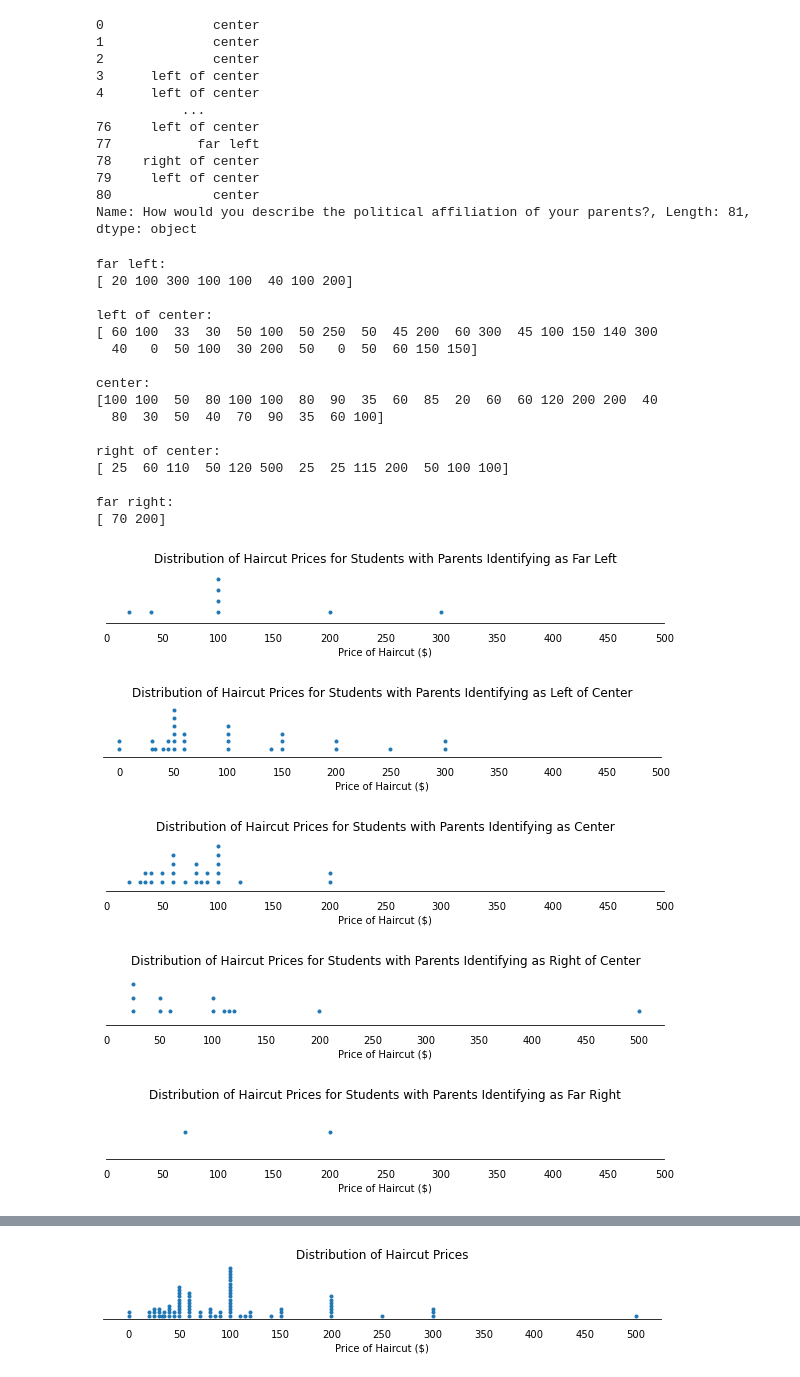
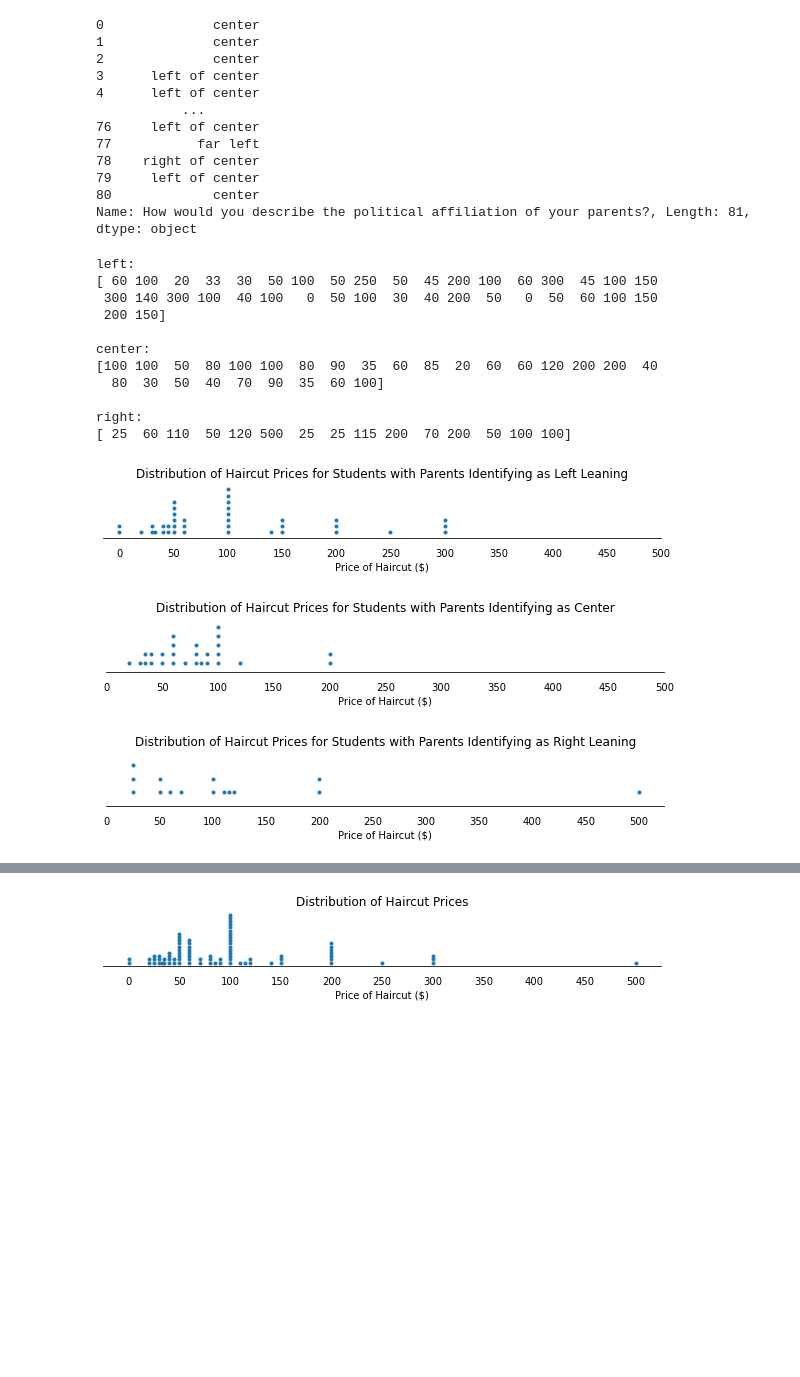
Before and after one commit to Veeeeeee7/AP-Stats, a Jupyter notebook: Quarter 1 Stats.ipynb, the cells around one changed output, grey strips where cells are left out. Drawn from its saved outputs; the diff is of its cells as text; code cells hidden in the pictures; blank space fills up the shorter version.

```diff
--- a/Quarter 1 Stats.ipynb
+++ b/Quarter 1 Stats.ipynb
@@ -44,59 +44,45 @@ print(political_affiliation)
 80             center
 Name: How would you describe the political affiliation of your parents?, Length: 81, dtype: object
 # %%
-far_left = np.array([])
+left = np.array([])
 for i in range(80):
     if (political_affiliation[i] == "far left"):
-        far_left = np.append(far_left, int(haircut[i]))
-far_left = far_left.astype('int32')
-left_of_center = np.array([])
-for i in range(80):
+        left = np.append(left, int(haircut[i]))
     if (political_affiliation[i] == "left of center"):
-        left_of_center = np.append(left_of_center, int(haircut[i]))
-left_of_center = left_of_center.astype('int32')
+        left = np.append(left, int(haircut[i]))
+left = left.astype('int32')
+
 center = np.array([])
 for i in range(80):
     if (political_affiliation[i] == "center"):
         center = np.append(center, int(haircut[i]))
 center = center.astype('int32')
-right_of_center = np.array([])
+right = np.array([])
 for i in range(80):
     if (political_affiliation[i] == "right of center"):
-        right_of_center = np.append(right_of_center, int(haircut[i]))
-right_of_center = right_of_center.astype('int32')
-far_right = np.array([])
-for i in range(80):
+        right = np.append(right, int(haircut[i]))
     if (political_affiliation[i] == "far right"):
-        far_right = np.append(far_right, int(haircut[i]))
-far_right = far_right.astype('int32')
+        right = np.append(right, int(haircut[i]))
+right = right.astype('int32')
 
-print("far left:")
-print(far_left)
-print("\nleft of center:")
-print(left_of_center)
+print("left:")
+print(left)
 print("\ncenter:")
 print(center)
-print("\nright of center:")
-print(right_of_center)
-print("\nfar right:")
-print(far_right)
+print("\nright:")
+print(right)
 # %% [output]
-far left:
-[ 20 100 300 100 100  40 100 200]
-
-left of center:
-[ 60 100  33  30  50 100  50 250  50  45 200  60 300  45 100 150 140 300
-  40   0  50 100  30 200  50   0  50  60 150 150]
+left:
+[ 60 100  20  33  30  50 100  50 250  50  45 200 100  60 300  45 100 150
+ 300 140 300 100  40 100   0  50 100  30  40 200  50   0  50  60 100 150
+ 200 150]
 
 center:
 [100 100  50  80 100 100  80  90  35  60  85  20  60  60 120 200 200  40
   80  30  50  40  70  90  35  60 100]
 
-right of center:
-[ 25  60 110  50 120 500  25  25 115 200  50 100 100]
-
-far right:
-[ 70 200]
+right:
+[ 25  60 110  50 120 500  25  25 115 200  70 200  50 100 100]
 # %%
 def dot_diagram(dataset, title):
     values, counts = np.unique(dataset, return_counts=True)
@@ -125,20 +111,11 @@ def box_plot(dataset, title, labels):
     plt.title(title)
     plt.show()
 # %%
-dot_diagram(far_left, "Distribution of Haircut Prices for Students with Parents Identifying as Far Left")
-# box_plot(far_left, "Title", ["Far Left"])
-dot_diagram(left_of_center, "Distribution of Haircut Prices for Students with Parents Identifying as Left of Center")
-# box_plot(left_of_center,"Title", ["Far Left"])
+dot_diagram(left, "Distribution of Haircut Prices for Students with Parents Identifying as Left Leaning")
 dot_diagram(center, "Distribution of Haircut Prices for Students with Parents Identifying as Center")
-# box_plot(center,"Title", ["Far Left"])
-dot_diagram(right_of_center, "Distribution of Haircut Prices for Students with Parents Identifying as Right of Center")
-# box_plot(right_of_center,"Title", ["Far Left"])
-dot_diagram(far_right, "Distribution of Haircut Prices for Students with Parents Identifying as Far Right")
-# box_plot(far_right,"Title", ["Far Left"])
+dot_diagram(right, "Distribution of Haircut Prices for Students with Parents Identifying as Right Leaning")
 # %% [output]
-[figure, old version]
+[figure, new version]
-[figure, old version]
+[figure, new version]
-[figure, old version]
+[figure, new version]
-[figure, removed]
-[figure, removed]
 # %%
```
Also changed, not shown: parts of 7 cells of this notebook.
